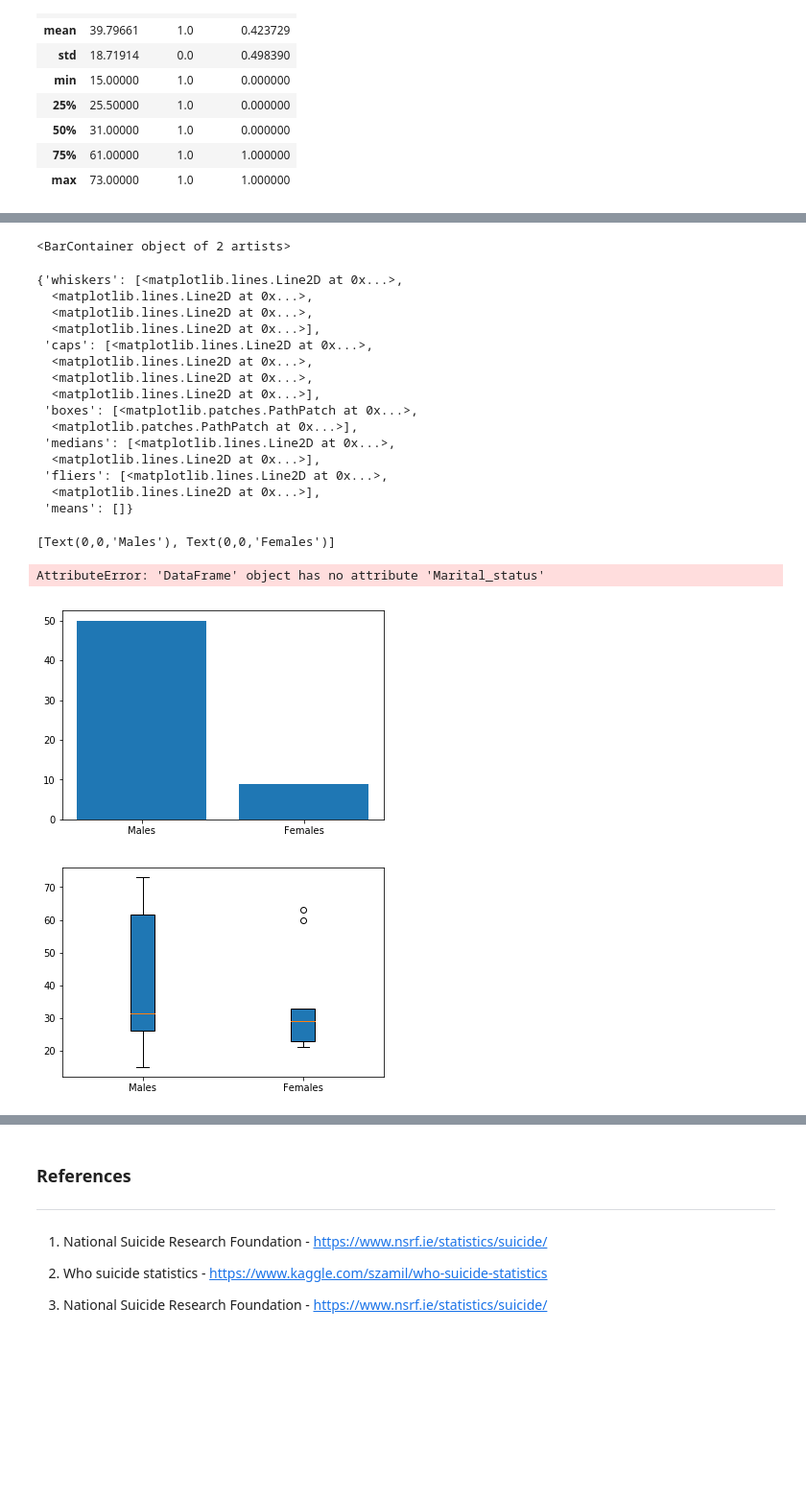
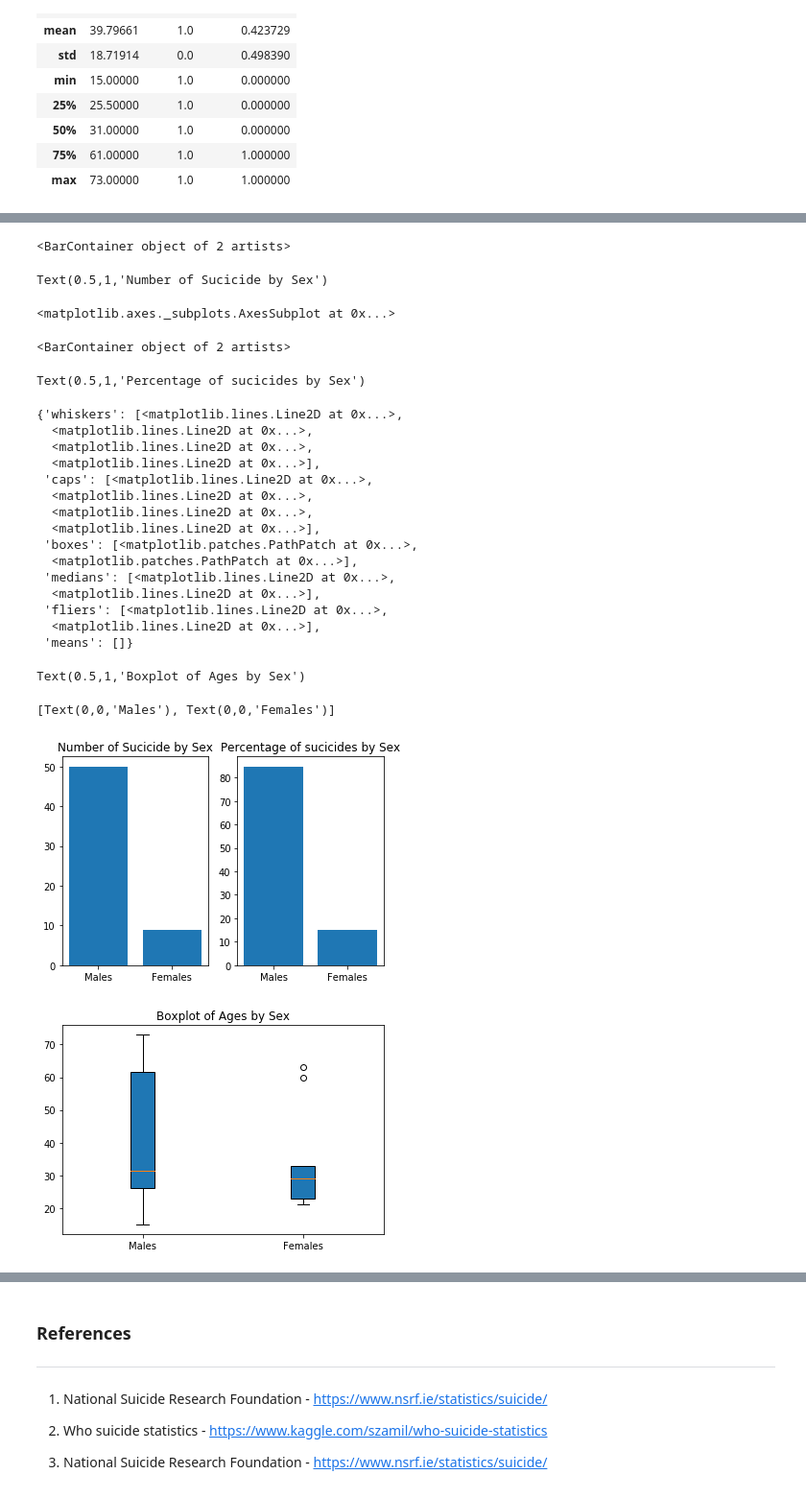
Before and after one commit to roisinanglim/suicide_rates, a Jupyter notebook: suicide _rates_data_simulation.ipynb, the cells around one changed output, grey strips where cells are left out. Shown at 96% size. Saved outputs shown, nothing was run; the diff lists cells and outputs as text; code cells hidden in the pictures; blank space fills up the shorter version.

```diff
--- a/suicide _rates_data_simulation.ipynb
+++ b/suicide _rates_data_simulation.ipynb
@@ -625,8 +636,4 @@ SuicideData.describe()
 # %%
-# Convert data type
-SuicideData['Age'] = SuicideData.Age.astype(int)
-SuicideData['Suicide'] = SuicideData.Suicide.astype(int)
-
 # Difficulty using this data with seaborn, so used Matplotlib instead.
 # Seperate data in males and females.
 SuicideData_male = SuicideData.loc[SuicideData['Sex'] == 'm']
@@ -635,21 +642,23 @@ SuicideData_female = SuicideData.loc[SuicideData['Sex'] == 'f']
 # Bar graph of how many males and females.
 fig = plt.figure()
 ax = plt.axes()
+plt.subplot(1,2,1)
 plt.bar(["Males","Females"],[len(SuicideData_male.Age),len(SuicideData_female.Age)])
+plt.title('Number of Sucicide by Sex')
+
+# Create percentage single for males and females
+
+plt.subplot(1,2,2)
+per_male_suicide = 100 * (len(SuicideData_male)/len(SuicideData))
+per_female_suicide = 100 * (len(SuicideData_female)/len(SuicideData))
+# Bar graph of Males and Females as a percentage
+plt.bar(["Males","Females"],[per_male_suicide,per_female_suicide])
+plt.title('Percentage of sucicides by Sex')
+
 # Create box plot comparing of Ages for males and females
 fig = plt.figure()
 ax = plt.axes()
 plt.boxplot([SuicideData_male.Age,SuicideData_female.Age],patch_artist=True)
+plt.title('Boxplot of Ages by Sex')
 ax.set_xticklabels(['Males', 'Females'])
-
-# Create percentage single for males and females
-per_male_suicide=100 * len(SuicideData_male)/len(SuicideData)
-#print(float(per_male_suicide))
-per_female_suicide=100 * len(SuicideData_female)/len(SuicideData)
-#print(float(per_female_suicide))
-
-x = SuicideData.Marital_status ==1
-
-print(len(x))
-per_male_suicide=100 * len(SuicideData.Mat)/len(SuicideData)
 # %% [output]
@@ -666,20 +666,24 @@ See the caveats in the documentation: http://pandas.pydata.org/pandas-docs/stabl
 <BarContainer object of 2 artists>
-{'whiskers': [<matplotlib.lines.Line2D at 0x...>,
-  <matplotlib.lines.Line2D at 0x...>,
-  <matplotlib.lines.Line2D at 0x...>,
-  <matplotlib.lines.Line2D at 0x...>],
- 'caps': [<matplotlib.lines.Line2D at 0x...>,
-  <matplotlib.lines.Line2D at 0x...>,
-  <matplotlib.lines.Line2D at 0x...>,
-  <matplotlib.lines.Line2D at 0x...>],
- 'boxes': [<matplotlib.patches.PathPatch at 0x...>,
-  <matplotlib.patches.PathPatch at 0x...>],
- 'medians': [<matplotlib.lines.Line2D at 0x...>,
-  <matplotlib.lines.Line2D at 0x...>],
- 'fliers': [<matplotlib.lines.Line2D at 0x...>,
-  <matplotlib.lines.Line2D at 0x...>],
- 'means': []}
+Text(0.5,1,'Number of Sucicide by Sex')
-[Text(0,0,'Males'), Text(0,0,'Females')]
+<matplotlib.axes._subplots.AxesSubplot at 0x...>
-AttributeError: 'DataFrame' object has no attribute 'Marital_status'
+<BarContainer object of 2 artists>
+Text(0.5,1,'Percentage of sucicides by Sex')
+{'whiskers': [<matplotlib.lines.Line2D at 0x...>,
+  <matplotlib.lines.Line2D at 0x...>,
+  <matplotlib.lines.Line2D at 0x...>,
+  <matplotlib.lines.Line2D at 0x...>],
+ 'caps': [<matplotlib.lines.Line2D at 0x...>,
+  <matplotlib.lines.Line2D at 0x...>,
+  <matplotlib.lines.Line2D at 0x...>,
+  <matplotlib.lines.Line2D at 0x...>],
+ 'boxes': [<matplotlib.patches.PathPatch at 0x...>,
+  <matplotlib.patches.PathPatch at 0x...>],
+ 'medians': [<matplotlib.lines.Line2D at 0x...>,
+  <matplotlib.lines.Line2D at 0x...>],
+ 'fliers': [<matplotlib.lines.Line2D at 0x...>,
+  <matplotlib.lines.Line2D at 0x...>],
+ 'means': []}
+Text(0.5,1,'Boxplot of Ages by Sex')
+[Text(0,0,'Males'), Text(0,0,'Females')]
-[figure, old version]
+[figure, new version]
-[figure, old version]
+[figure, new version]
```
Also changed, not shown: parts of 32 cells of this notebook.
